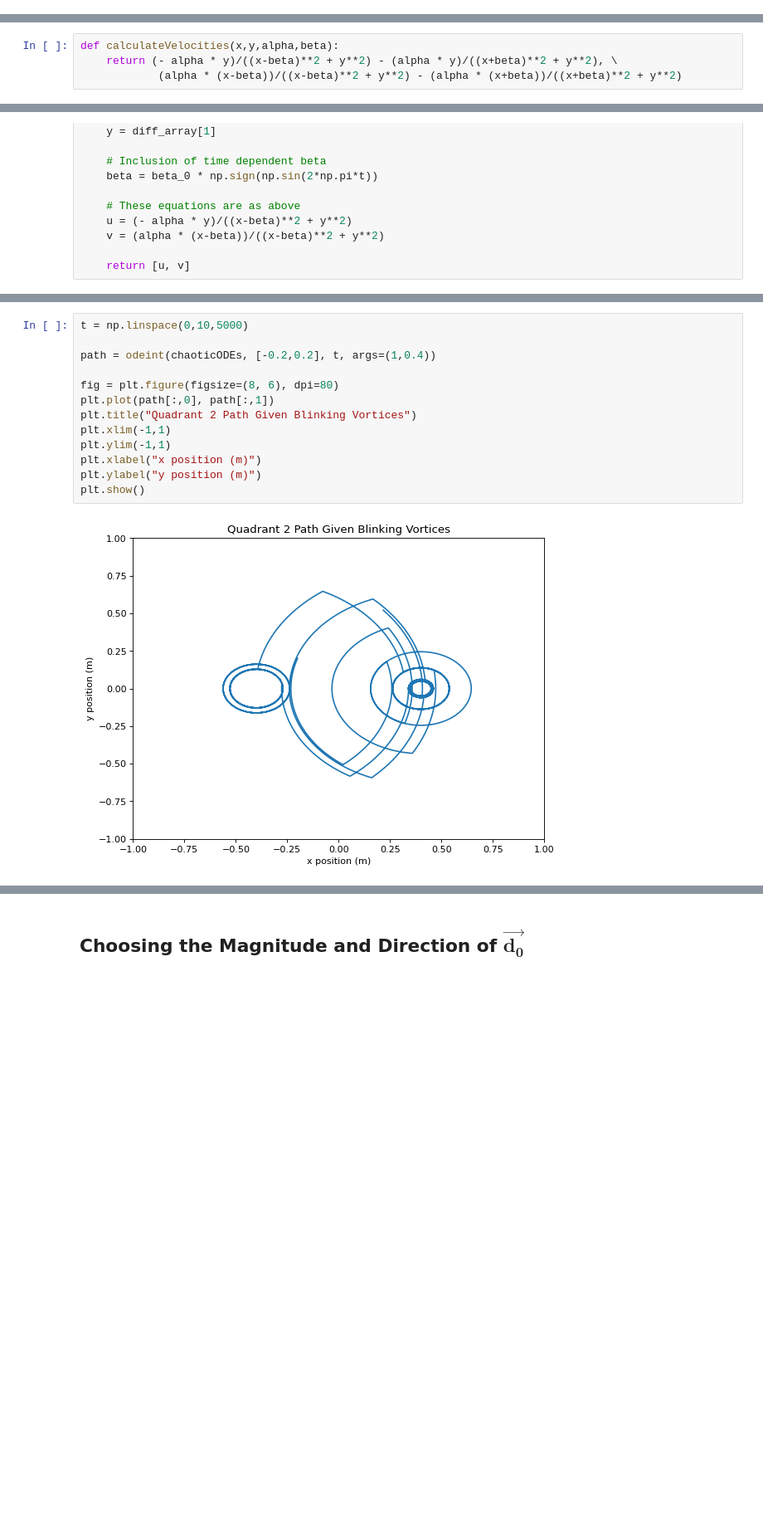
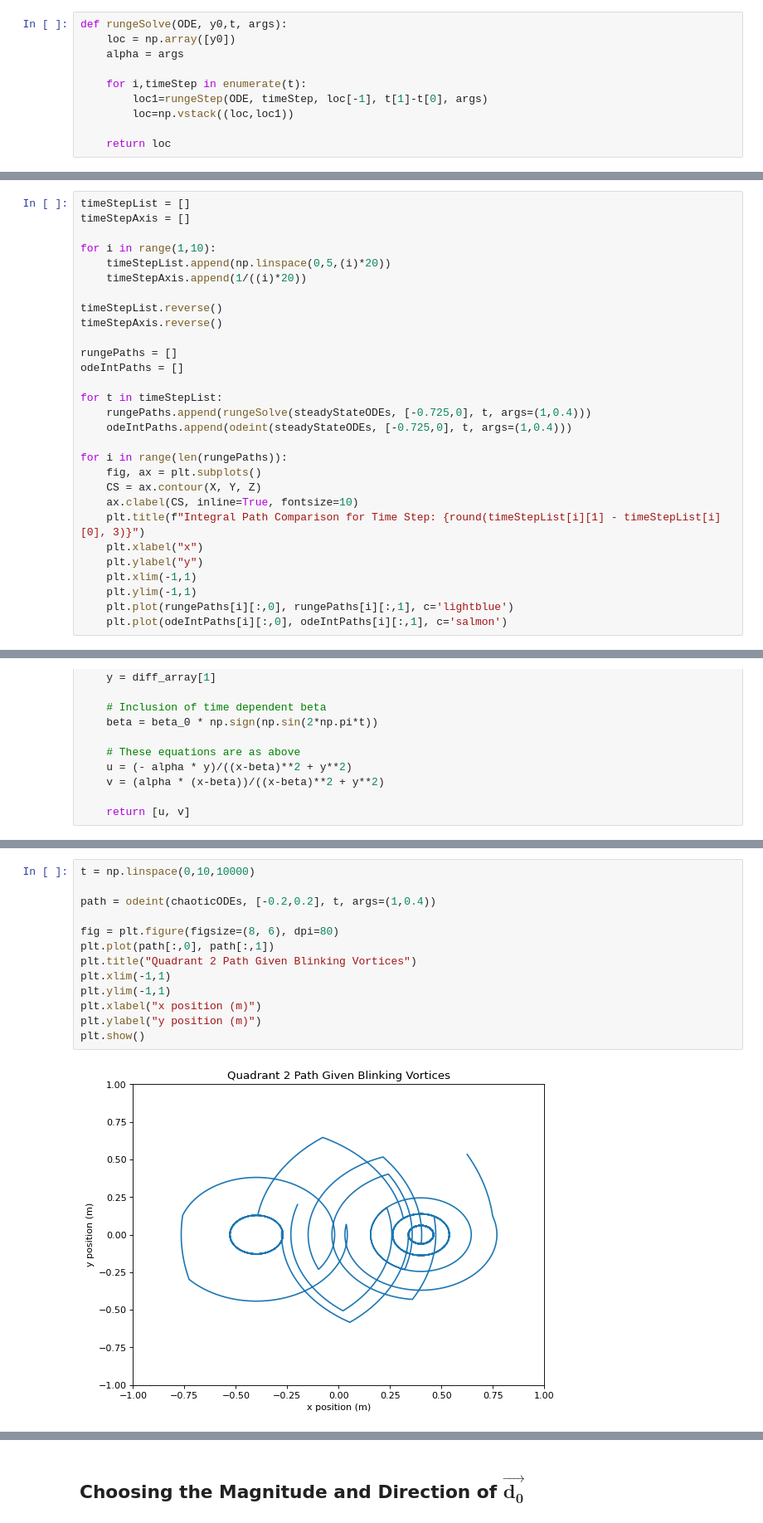
Before and after one commit to jackmiller2003/chaotic-advection-and-blinking-vortices, a Jupyter notebook: Chaotic Advection and Blinking Vortices.ipynb, the cells around one changed output, grey strips where cells are left out. Shown at 83% size. Saved outputs shown, nothing was run; the diff lists cells and outputs as text; blank space fills up the shorter version.

```diff
--- a/Chaotic Advection and Blinking Vortices.ipynb
+++ b/Chaotic Advection and Blinking Vortices.ipynb
@@ -55 +79,11 @@ t = np.linspace(0,10,1000)
+# %%
+def rungeSolve(ODE, y0,t, args):
+    loc = np.array([y0])
+    alpha = args
+
+    for i,timeStep in enumerate(t):
+        loc1=rungeStep(ODE, timeStep, loc[-1], t[1]-t[0], args)
+        loc=np.vstack((loc,loc1))
+
+    return loc
 # %% [markdown]
@@ -86,4 +124,0 @@ We wish to plot the vector field of the ODEs in order to get a better sense of t
-# %%
-def calculateVelocities(x,y,alpha,beta):
-    return (- alpha * y)/((x-beta)**2 + y**2) - (alpha * y)/((x+beta)**2 + y**2), \
-            (alpha * (x-beta))/((x-beta)**2 + y**2) - (alpha * (x+beta))/((x+beta)**2 + y**2)
@@ -147,0 +188,29 @@ For the orbit we choose the second quadrant initial position $(-0.2,0.2)$ and de
+# %%
+timeStepList = []
+timeStepAxis = []
+
+for i in range(1,10):
+    timeStepList.append(np.linspace(0,5,(i)*20))
+    timeStepAxis.append(1/((i)*20))
+
+timeStepList.reverse()
+timeStepAxis.reverse()
+
+rungePaths = []
+odeIntPaths = []
+
+for t in timeStepList:
+    rungePaths.append(rungeSolve(steadyStateODEs, [-0.725,0], t, args=(1,0.4)))
+    odeIntPaths.append(odeint(steadyStateODEs, [-0.725,0], t, args=(1,0.4)))
+
+for i in range(len(rungePaths)):
+    fig, ax = plt.subplots()
+    CS = ax.contour(X, Y, Z)
+    ax.clabel(CS, inline=True, fontsize=10)
+    plt.title(f"Integral Path Comparison for Time Step: {round(timeStepList[i][1] - timeStepList[i][0], 3)}")
+    plt.xlabel("x")
+    plt.ylabel("y")
+    plt.xlim(-1,1)
+    plt.ylim(-1,1)
+    plt.plot(rungePaths[i][:,0], rungePaths[i][:,1], c='lightblue')
+    plt.plot(odeIntPaths[i][:,0], odeIntPaths[i][:,1], c='salmon')
@@ -218,15 +318,15 @@ We now solve this equation for the initial conditions of the quadrant 2 orbital
 # %%
-t = np.linspace(0,10,5000)
+t = np.linspace(0,10,10000)
 
 path = odeint(chaoticODEs, [-0.2,0.2], t, args=(1,0.4))
 
 fig = plt.figure(figsize=(8, 6), dpi=80)
 plt.plot(path[:,0], path[:,1])
 plt.title("Quadrant 2 Path Given Blinking Vortices")
 plt.xlim(-1,1)
 plt.ylim(-1,1)
 plt.xlabel("x position (m)")
 plt.ylabel("y position (m)")
 plt.show()
 # %% [output]
-[figure, old version]
+[figure, new version]
```
Also changed, not shown: parts of 53 cells of this notebook.
